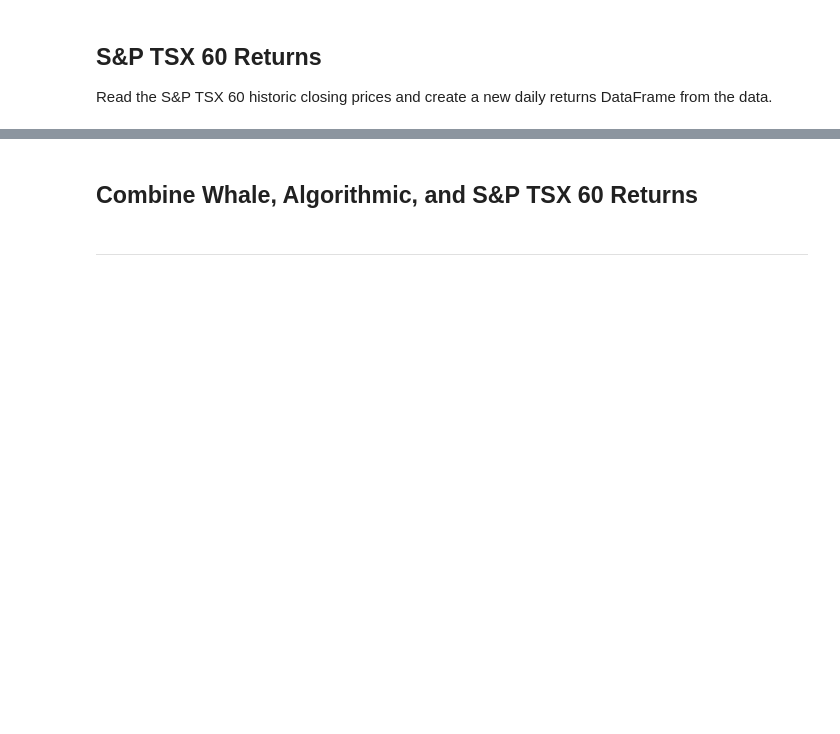
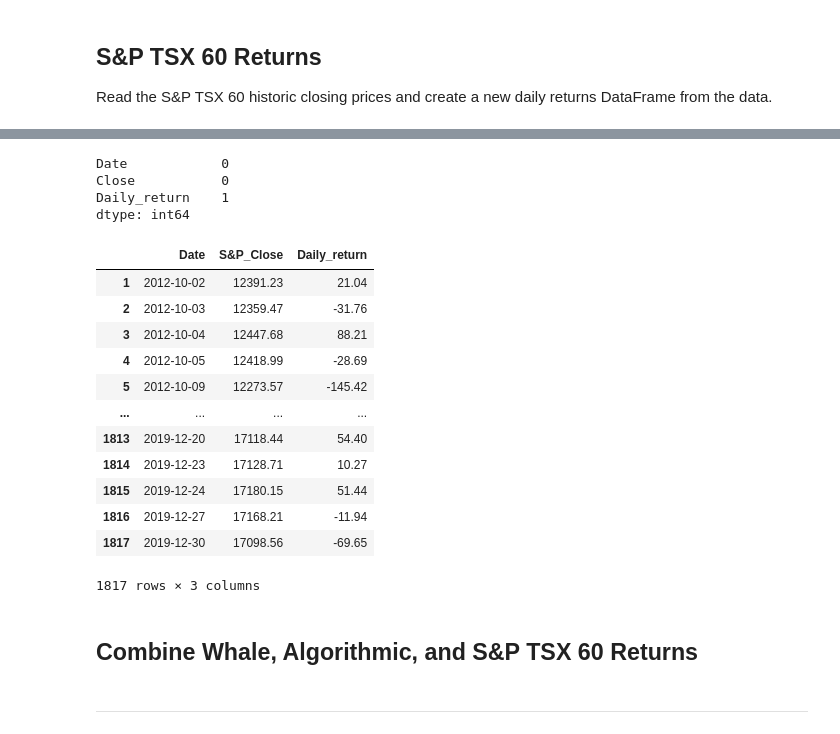
Before and after one commit to wkssm18/whale_portfolio_analysis, a Jupyter notebook: whale_analysis.ipynb, the cells around one changed output, grey strips where cells are left out. Cells and saved outputs as stored; diff of their text form; code cells hidden in the pictures; blank space fills up the shorter version.

```diff
--- a/whale_analysis.ipynb
+++ b/whale_analysis.ipynb
@@ -47,3 +127,5 @@ Read the algorithmic daily returns and clean the data.
 ## S&P TSX 60 Returns
 
 Read the S&P TSX 60 historic closing prices and create a new daily returns DataFrame from the data.
+# %%
+snp = pd.read_csv('Resources/sp_tsx_history.csv')
@@ -50,3 +168,33 @@ Read the S&P TSX 60 historic closing prices and create a new daily returns DataF
+# %%
+snp['Date'] = pd.to_datetime(snp['Date'])
+snp['Close'] = snp['Close'].str.replace('$', '').str.replace(',', '').astype(float)
+# %%
+snp['Daily_return'] = snp['Close'].diff()
+# %%
+snp.isnull().sum()
+# %% [output]
+Date            0
+Close           0
+Daily_return    1
+dtype: int64
+# %%
+snp.dropna(inplace = True)
+# %%
+snp.rename(columns = {'Close': 'S&P_Close'})
+# %% [output]
+|  | Date | S&P_Close | Daily_return |
+| 1 | 2012-10-02 | 12391.23 | 21.04 |
+| 2 | 2012-10-03 | 12359.47 | -31.76 |
+| 3 | 2012-10-04 | 12447.68 | 88.21 |
+| 4 | 2012-10-05 | 12418.99 | -28.69 |
+| 5 | 2012-10-09 | 12273.57 | -145.42 |
+| ... | ... | ... | ... |
+| 1813 | 2019-12-20 | 17118.44 | 54.40 |
+| 1814 | 2019-12-23 | 17128.71 | 10.27 |
+| 1815 | 2019-12-24 | 17180.15 | 51.44 |
+| 1816 | 2019-12-27 | 17168.21 | -11.94 |
+| 1817 | 2019-12-30 | 17098.56 | -69.65 |
+1817 rows × 3 columns
 # %%
 # Reading S&P TSX 60 Closing Prices
 # %%
```
Also changed, not shown: parts of 22 cells of this notebook, 1 other file.
